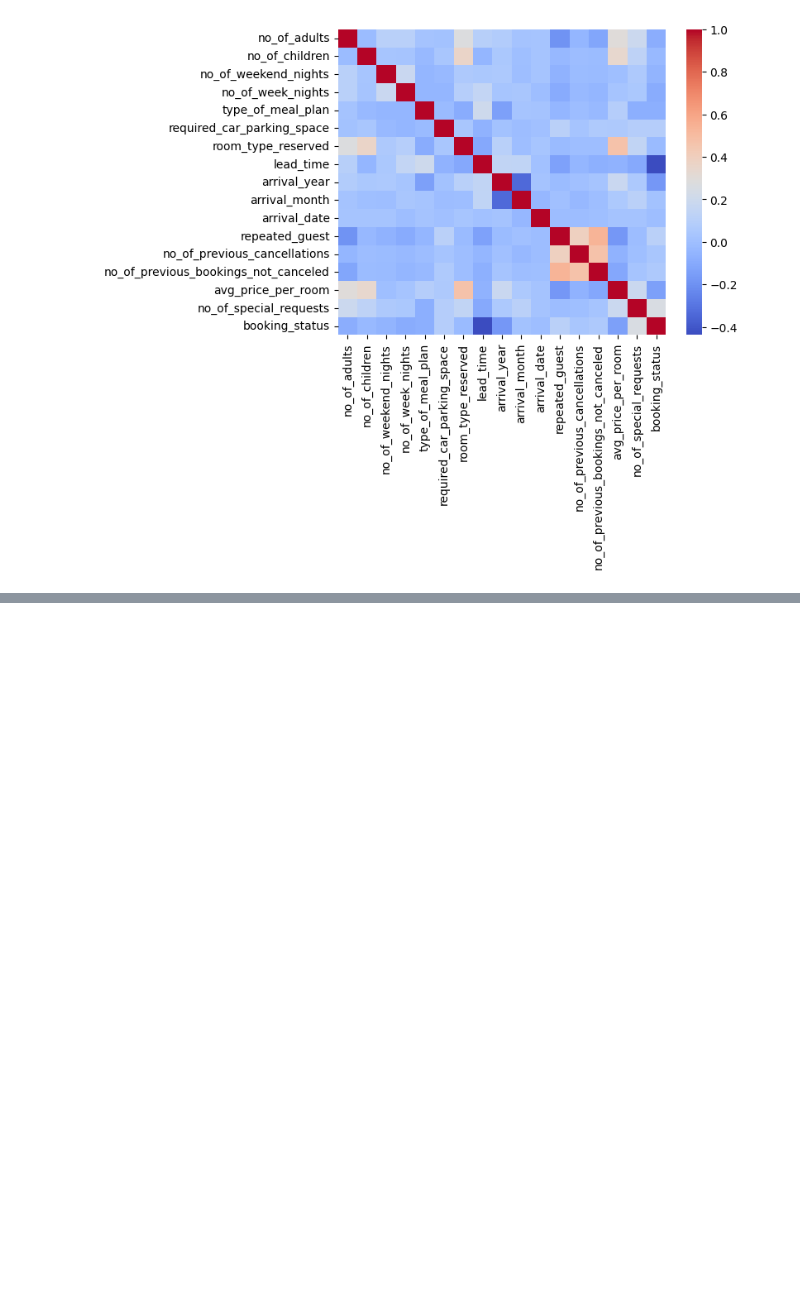
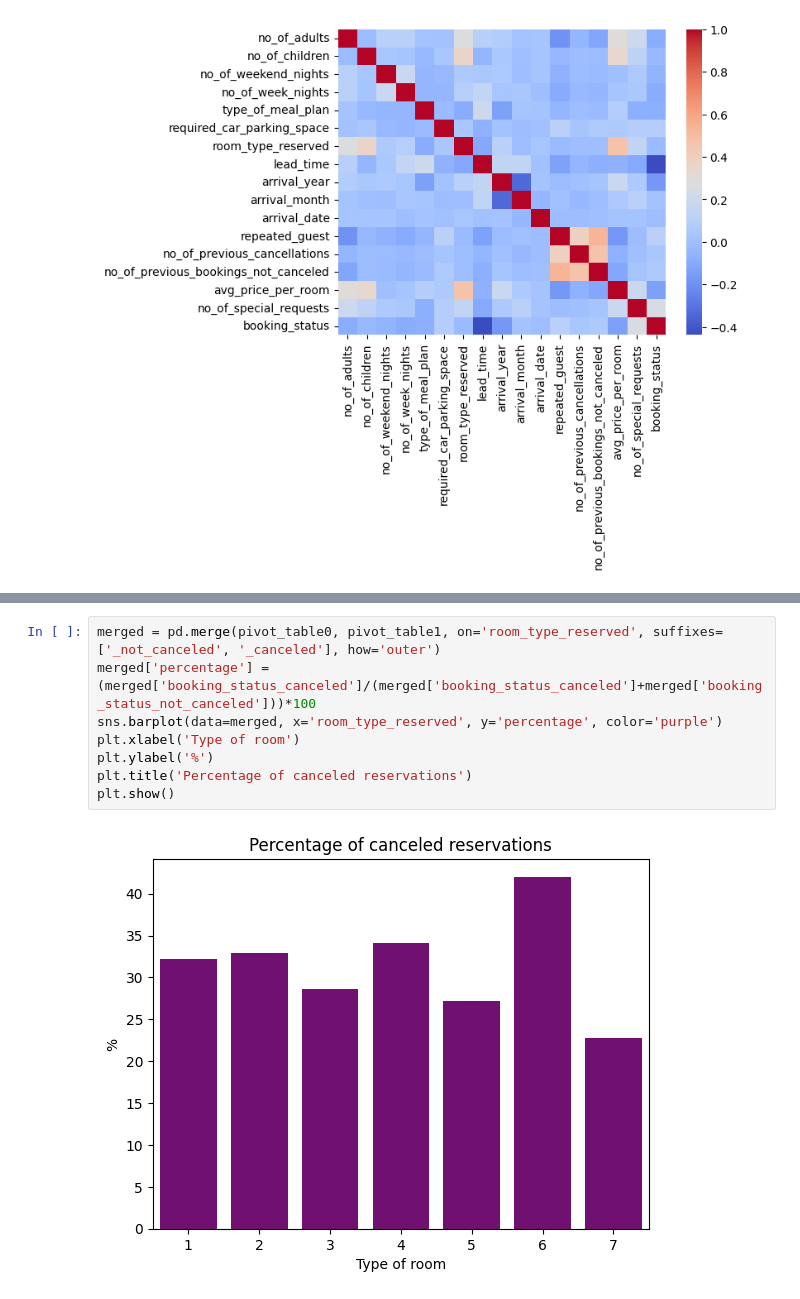
Before and after one commit to mateuszel/Hotel-Reservations-ML, a Jupyter notebook: data_analysis.ipynb, the cells around one changed output, grey strips where cells are left out. Drawn from its saved outputs; the diff is of its cells as text; blank space fills up the shorter version.

```diff
--- a/data_analysis.ipynb
+++ b/data_analysis.ipynb
@@ -126,0 +132,10 @@ ValueError: Per-column arrays must each be 1-dimensional
+# %%
+merged = pd.merge(pivot_table0, pivot_table1, on='room_type_reserved', suffixes=['_not_canceled', '_canceled'], how='outer')
+merged['percentage'] = (merged['booking_status_canceled']/(merged['booking_status_canceled']+merged['booking_status_not_canceled']))*100
+sns.barplot(data=merged, x='room_type_reserved', y='percentage', color='purple')
+plt.xlabel('Type of room')
+plt.ylabel('%')
+plt.title('Percentage of canceled reservations')
+plt.show()
+# %% [output]
+[figure, added]
```
Also changed, not shown: parts of 5 cells of this notebook.
